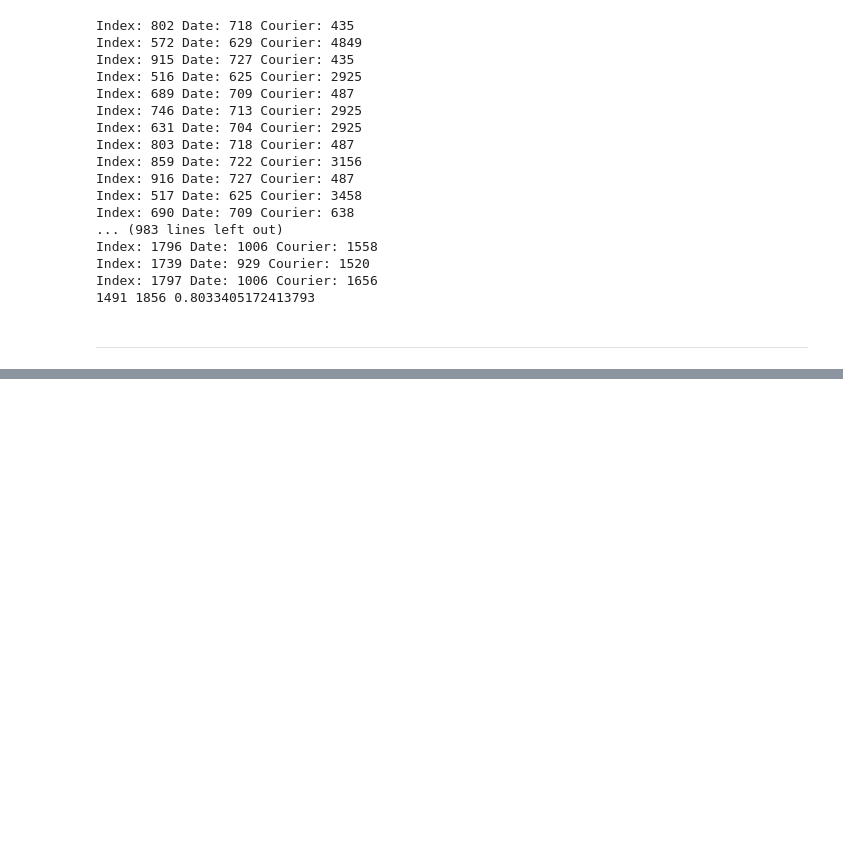
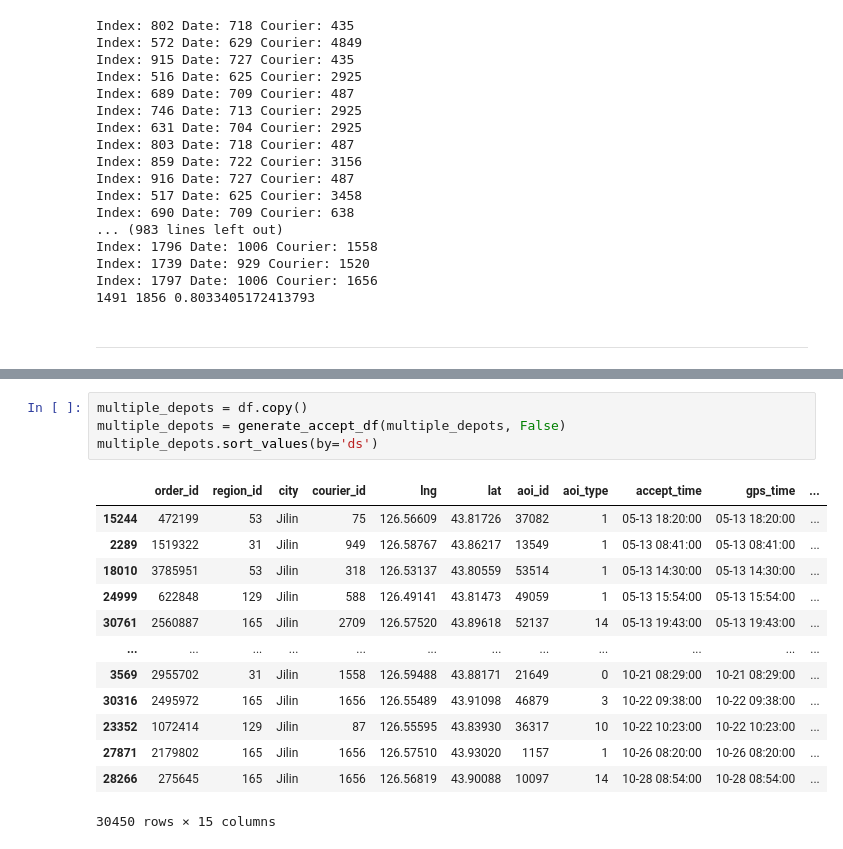
Before and after one commit to issacj-17/2024_SUTD_50021_AI_Project, a Jupyter notebook: notebooks/2024_AI_Group_29_LaDe_EDA.ipynb, the cells around one changed output, grey strips where cells are left out. Saved outputs shown, nothing was run; the diff lists cells and outputs as text; blank space fills up the shorter version.

```diff
--- a/notebooks/2024_AI_Group_29_LaDe_EDA.ipynb
+++ b/notebooks/2024_AI_Group_29_LaDe_EDA.ipynb
@@ -779,0 +782,18 @@ Index: 1797 Date: 1006 Courier: 1656
+# %%
+multiple_depots = df.copy()
+multiple_depots = generate_accept_df(multiple_depots, False)
+multiple_depots.sort_values(by='ds')
+# %% [output]
+|  | order_id | region_id | city | courier_id | lng | lat | aoi_id | aoi_type | accept_time | gps_time | ... |
+| 15244 | 472199 | 53 | Jilin | 75 | 126.56609 | 43.81726 | 37082 | 1 | 05-13 18:20:00 | 05-13 18:20:00 | ... |
+| 2289 | 1519322 | 31 | Jilin | 949 | 126.58767 | 43.86217 | 13549 | 1 | 05-13 08:41:00 | 05-13 08:41:00 | ... |
+| 18010 | 3785951 | 53 | Jilin | 318 | 126.53137 | 43.80559 | 53514 | 1 | 05-13 14:30:00 | 05-13 14:30:00 | ... |
+| 24999 | 622848 | 129 | Jilin | 588 | 126.49141 | 43.81473 | 49059 | 1 | 05-13 15:54:00 | 05-13 15:54:00 | ... |
+| 30761 | 2560887 | 165 | Jilin | 2709 | 126.57520 | 43.89618 | 52137 | 14 | 05-13 19:43:00 | 05-13 19:43:00 | ... |
+| ... | ... | ... | ... | ... | ... | ... | ... | ... | ... | ... | ... |
+| 3569 | 2955702 | 31 | Jilin | 1558 | 126.59488 | 43.88171 | 21649 | 0 | 10-21 08:29:00 | 10-21 08:29:00 | ... |
+| 30316 | 2495972 | 165 | Jilin | 1656 | 126.55489 | 43.91098 | 46879 | 3 | 10-22 09:38:00 | 10-22 09:38:00 | ... |
+| 23352 | 1072414 | 129 | Jilin | 87 | 126.55595 | 43.83930 | 36317 | 10 | 10-22 10:23:00 | 10-22 10:23:00 | ... |
+| 27871 | 2179802 | 165 | Jilin | 1656 | 126.57510 | 43.93020 | 1157 | 1 | 10-26 08:20:00 | 10-26 08:20:00 | ... |
+| 28266 | 275645 | 165 | Jilin | 1656 | 126.56819 | 43.90088 | 10097 | 14 | 10-28 08:54:00 | 10-28 08:54:00 | ... |
+30450 rows × 15 columns
```
Also changed, not shown: parts of 4 cells of this notebook.
